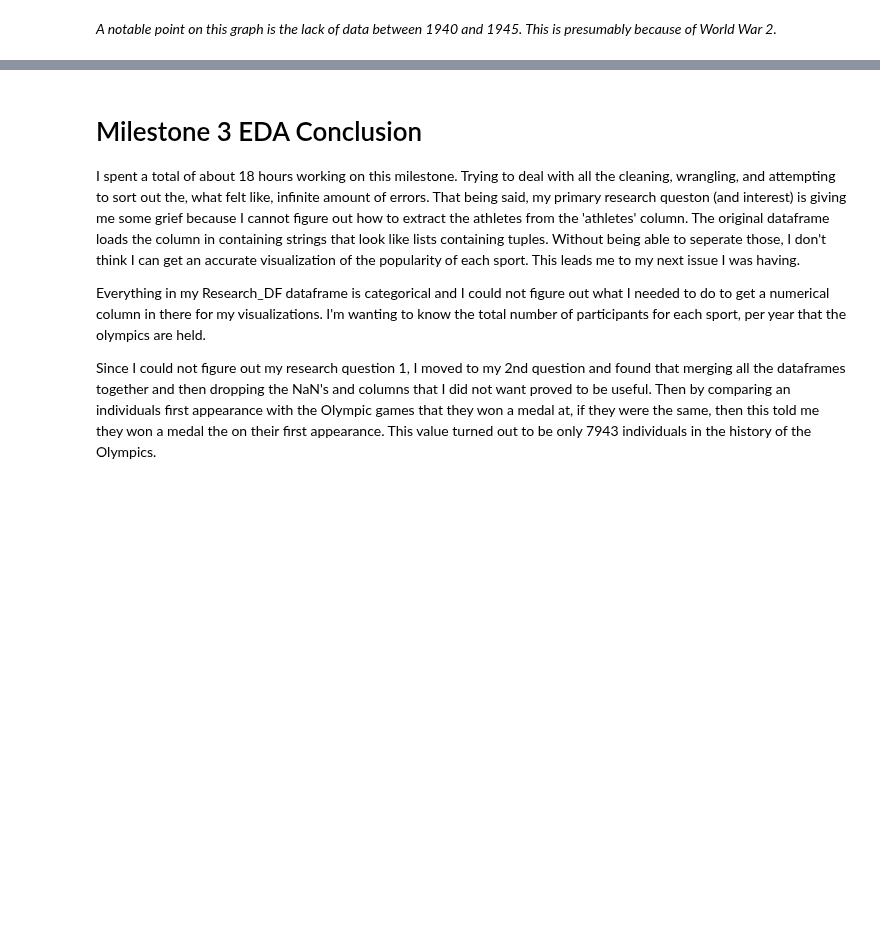
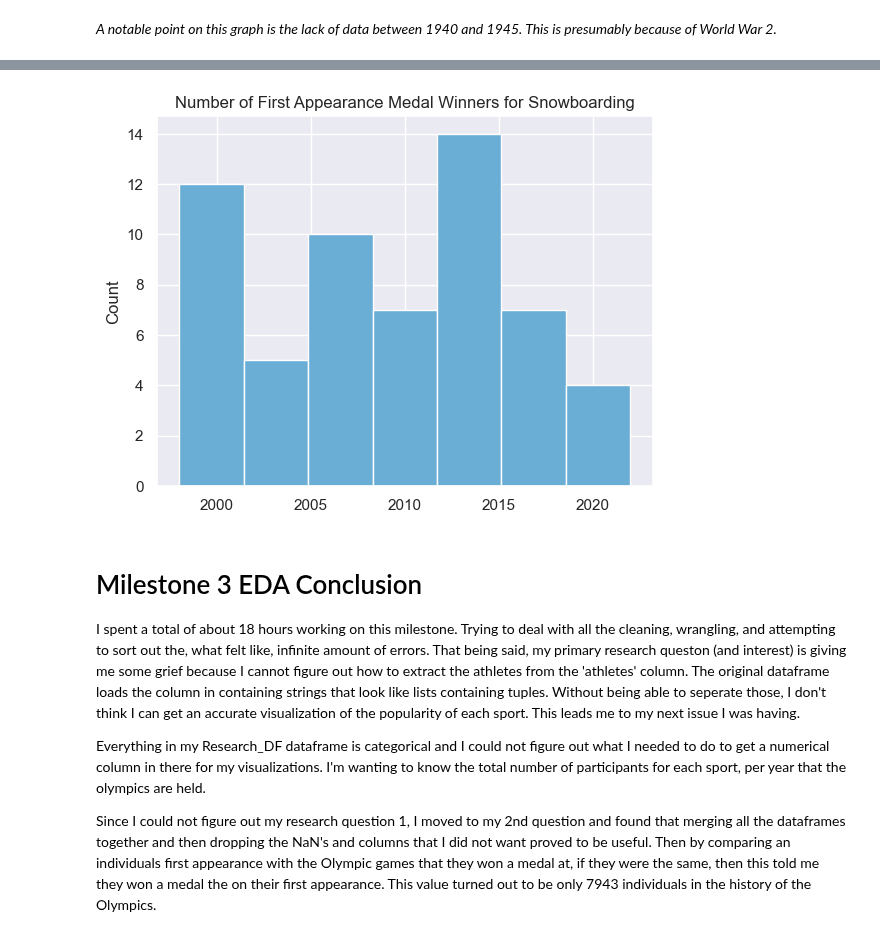
Before and after one commit to ubco-W2022T2-data301/project-group-group17, a Jupyter notebook: analysis/notebooks/analysis_dylan.ipynb, the cells around one changed output, grey strips where cells are left out. Cells and saved outputs as stored; diff of their text form; code cells hidden in the pictures; blank space fills up the shorter version.

```diff
--- a/analysis/notebooks/analysis_dylan.ipynb
+++ b/analysis/notebooks/analysis_dylan.ipynb
@@ -221,3 +221,8 @@ dfplt = sns.histplot(mergedDF, legend=False)
 [figure]
 # %% [markdown]
 *A notable point on this graph is the lack of data between 1940 and 1945. This is presumably because of World War 2.*
+# %%
+SnwbrdDF = mergedDF[mergedDF['Sport'] == 'Snowboard']
+# %%
+SnwbrdDF = SnwbrdDF.reset_index(drop=True)
+SnwbrdDF
@@ -224,3 +247,9 @@ dfplt = sns.histplot(mergedDF, legend=False)
+# %%
+sns.histplot(SnwbrdDF, palette='Blues', legend=False, alpha=1)
+plt.title("Number of First Appearance Medal Winners for Snowboarding")
+None
+# %% [output]
+[figure, added]
 # %% [markdown]
 # Milestone 3 EDA Conclusion
 I spent a total of about 18 hours working on this milestone. Trying to deal with all the cleaning, wrangling, and attempting to sort out the, what felt like, infinite amount of errors. That being said, my primary research queston (and interest) is giving me some grief because I cannot figure out how to extract the athletes from the 'athletes' column. The original dataframe loads the column in containing strings that look like lists containing tuples. Without being able to seperate those, I don't think I can get an accurate visualization of the popularity of each sport. This leads me to my next issue I was having.
```
Also changed, not shown: parts of 1 cell of this notebook.
